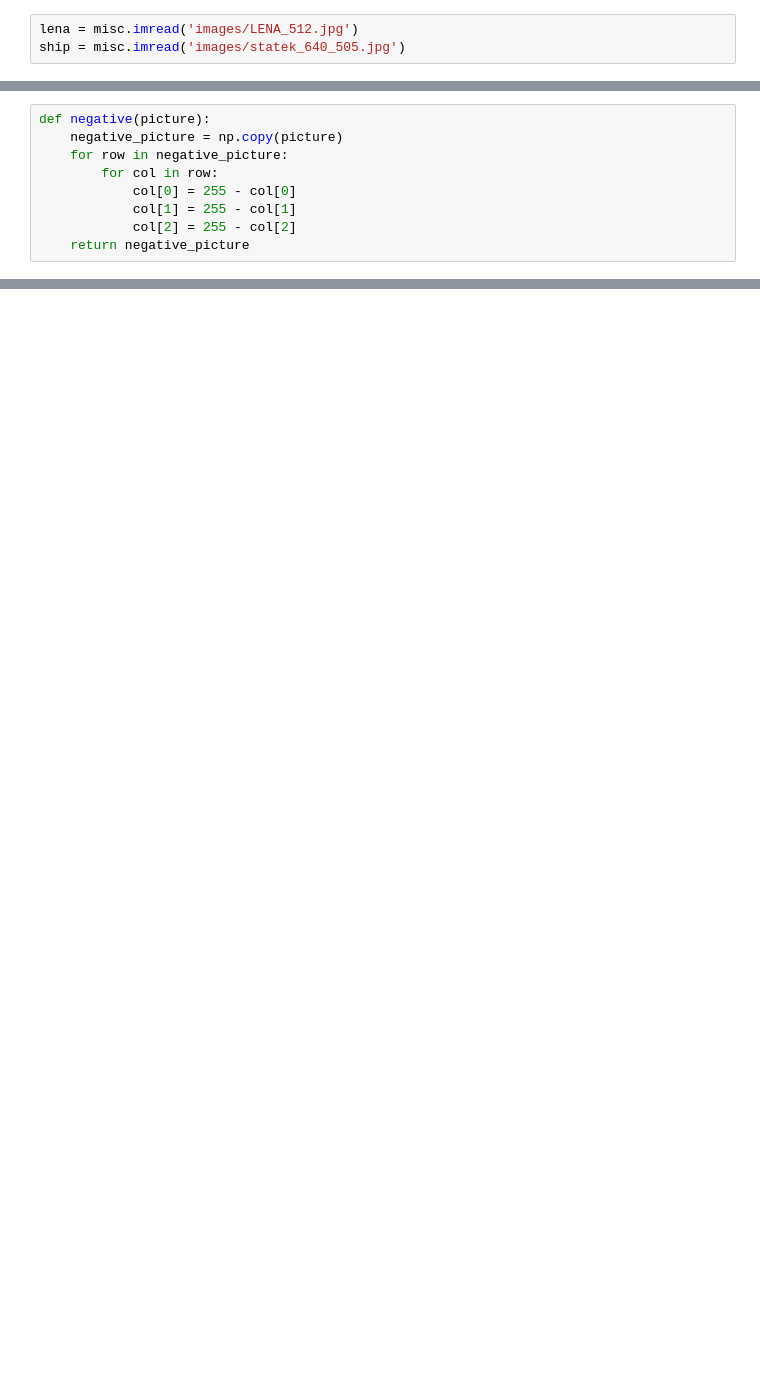
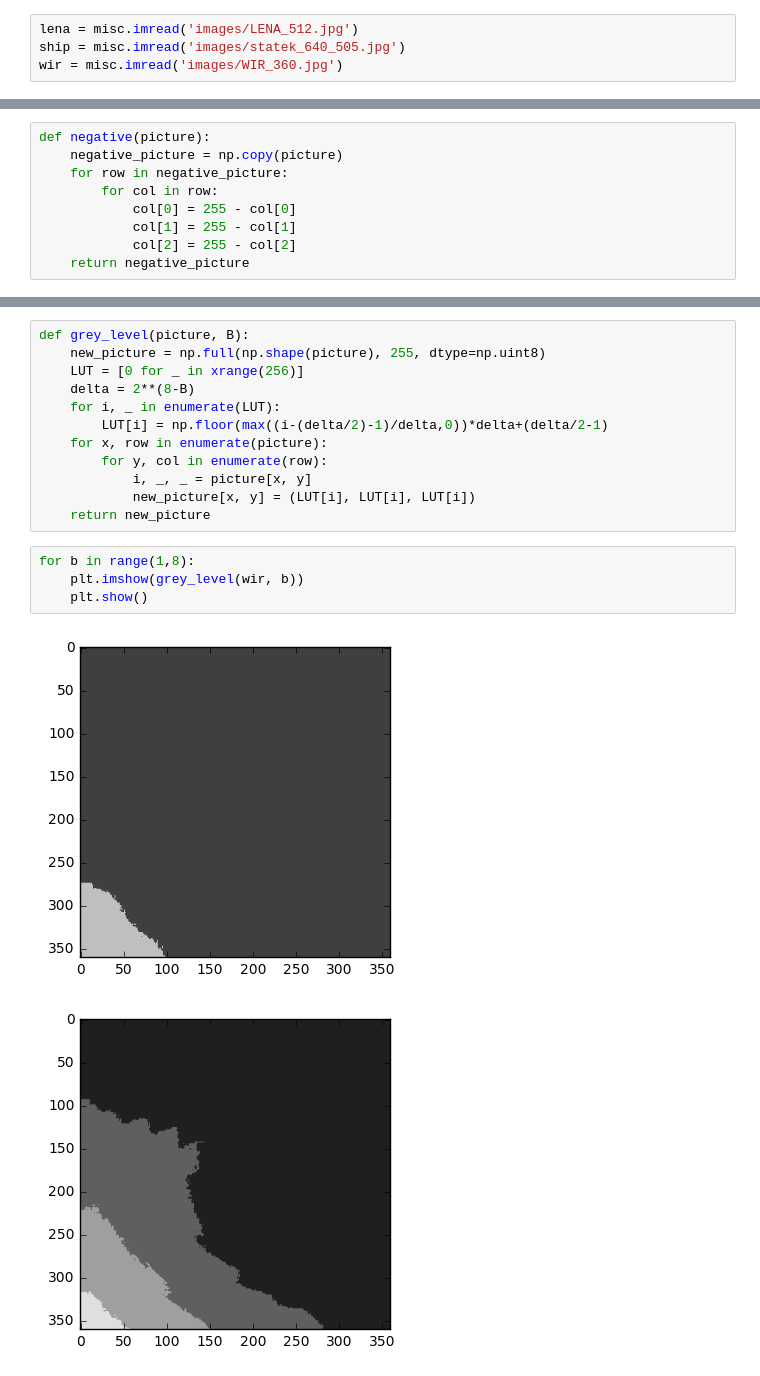
Before and after one commit to KotzMarsa/graphics-and-music-processing, a Jupyter notebook: lab2.ipynb, the cells around one changed output, grey strips where cells are left out. Cells and saved outputs as stored; diff of their text form; blank space fills up the shorter version.

```diff
--- a/lab2.ipynb
+++ b/lab2.ipynb
@@ -6,6 +7,7 @@ import numpy as np
 # %%
 lena = misc.imread('images/LENA_512.jpg')
 ship = misc.imread('images/statek_640_505.jpg')
+wir = misc.imread('images/WIR_360.jpg')
 # %%
 def greyscale(picture):
     grey_picture = np.copy(picture)
@@ -87,0 +116,19 @@ plt.show()
+# %%
+def grey_level(picture, B):
+    new_picture = np.full(np.shape(picture), 255, dtype=np.uint8)
+    LUT = [0 for _ in xrange(256)]
+    delta = 2**(8-B)
+    for i, _ in enumerate(LUT):
+        LUT[i] = np.floor(max((i-(delta/2)-1)/delta,0))*delta+(delta/2-1)
+    for x, row in enumerate(picture):
+        for y, col in enumerate(row):
+            i, _, _ = picture[x, y]
+            new_picture[x, y] = (LUT[i], LUT[i], LUT[i])
+    return new_picture
+# %%
+for b in range(1,8):
+    plt.imshow(grey_level(wir, b))
+    plt.show()
+# %% [output]
+[figure, added]
+[figure, added]
```
Also changed, not shown: parts of 14 cells of this notebook, 17 other files.
